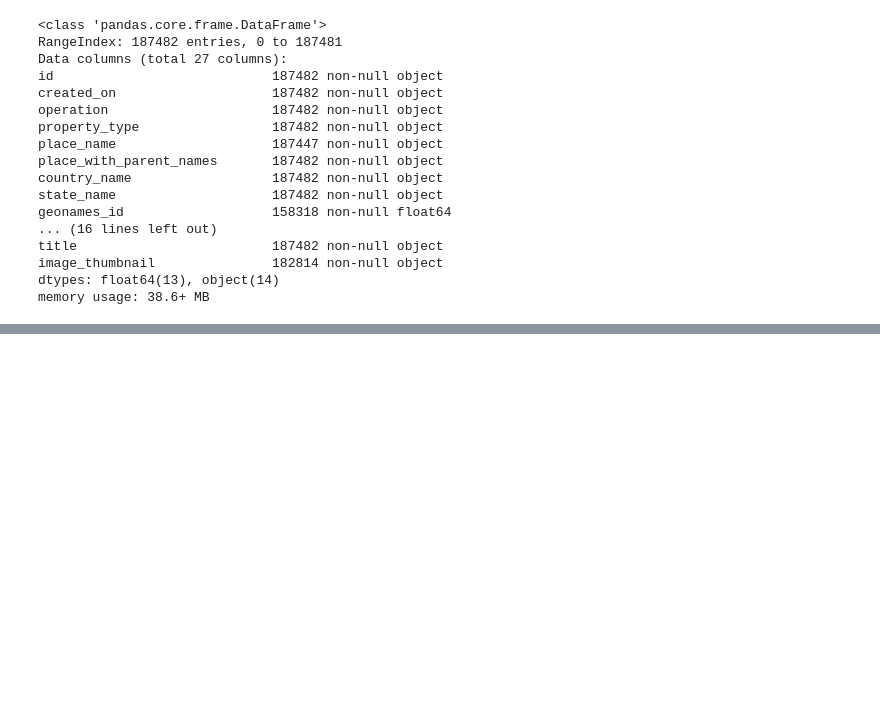
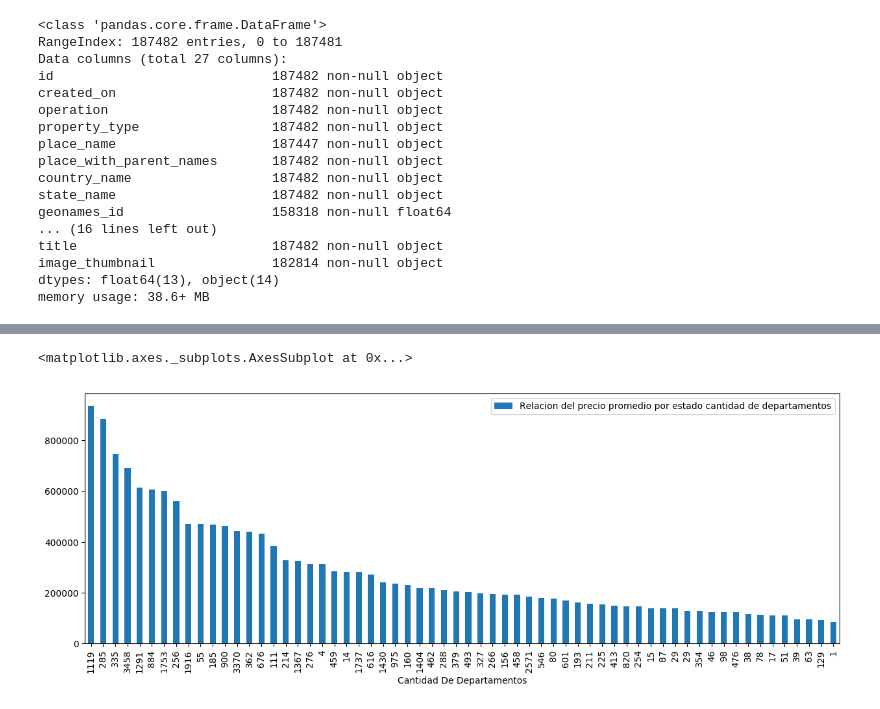
Before and after one commit to yussefomar/tp1OrganizacionComputador, a Jupyter notebook: tp1organizaciondatos.ipynb, the cells around one changed output, grey strips where cells are left out. Saved outputs shown, nothing was run; the diff lists cells and outputs as text; code cells hidden in the pictures; blank space fills up the shorter version.

```diff
--- a/tp1organizaciondatos.ipynb
+++ b/tp1organizaciondatos.ipynb
@@ -141,0 +188,8 @@ prop_vent.describe()
+# %%
+#zona analizar
+capital=prop_vent['state_name']=="Capital Federal"
+gbazn=prop_vent['state_name']=="Bs.As. G.B.A. Zona Norte"
+gbazo=prop_vent['state_name']=="Bs.As. G.B.A. Zona Oeste"
+gbazs=prop_vent['state_name']=="Bs.As. G.B.A. Zona Sur"
+
+archivofiltrado=prop_vent[capital|gbazn|gbazo|gbazs]
@@ -141,0 +216,7 @@ prop_vent.describe()
+# %%
+x=archivofiltrado['state_name']=="Capital Federal"
+y=archivofiltrado['property_type']=="apartment"
+z=archivofiltrado['surface_covered_in_m2']==47.000000
+# %%
+ relacion_cantidad_departamentos_con_precio_zona_en_capital=top_con_mayor_promedio_precio_GB=archivofiltrado[['state_name','place_name','price','property_type']][ x& y].groupby('place_name').agg({'price':'mean','property_type':'count'}).sort_values( by='price' ,ascending=False)
+relacion_cantidad_departamentos_con_precio_zona_en_capital.head()
@@ -141,0 +231,3 @@ prop_vent.describe()
+# %%
+relacion_cantidad_departamentos_con_precio_zona_en_capital.rename(columns={'property_type': 'Cantidad De Departamentos'}, inplace=True)
+relacion_cantidad_departamentos_con_precio_zona_en_capital.head()
@@ -141,0 +242,5 @@ prop_vent.describe()
+# %%
+relacion_cantidad_departamentos_con_precio_zona_en_capital.plot.bar(x='Cantidad De Departamentos',y='price',label='Relacion del precio promedio por estado cantidad de departamentos')
+# %% [output]
+<matplotlib.axes._subplots.AxesSubplot at 0x...>
+[figure, added]
```
Also changed, not shown: parts of 35 cells of this notebook.
